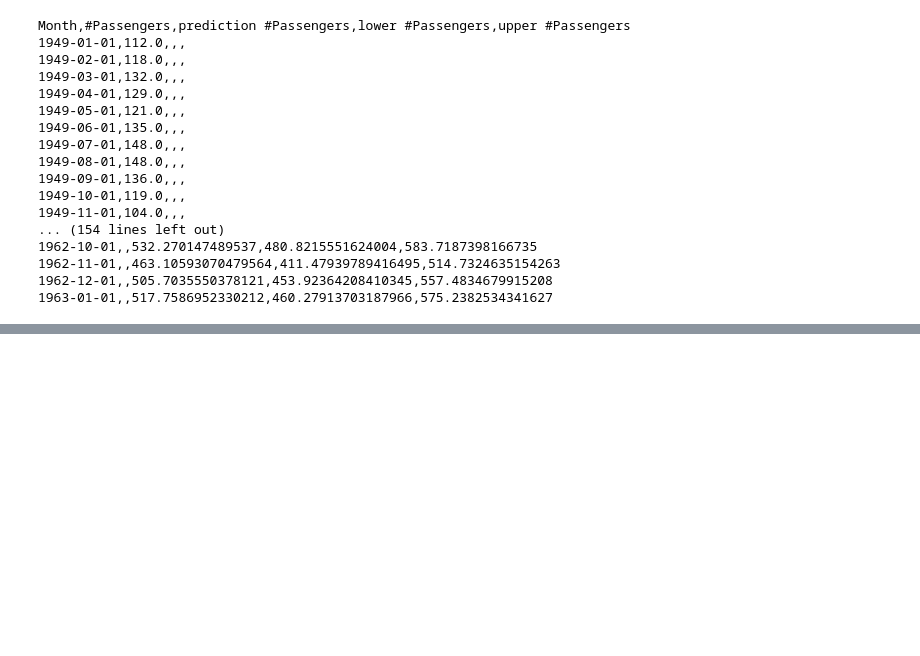
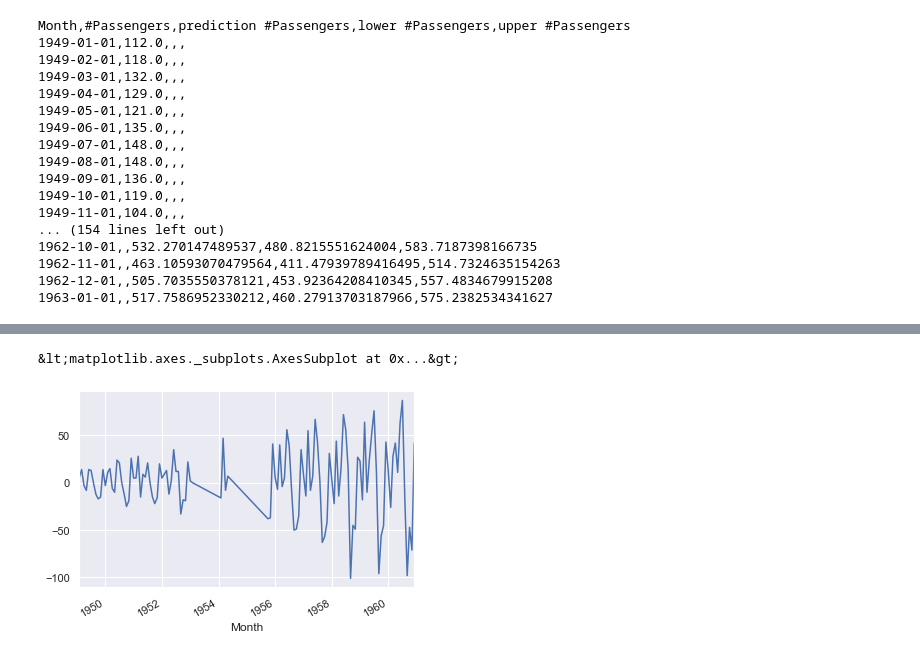
Before and after one commit to ogi-iii/time_series_predictor, a Jupyter notebook: notebooks/SARIMA.ipynb, the cells around one changed output, grey strips where cells are left out. Drawn from its saved outputs; the diff is of its cells as text; code cells hidden in the pictures; blank space fills up the shorter version.

```diff
--- a/notebooks/SARIMA.ipynb
+++ b/notebooks/SARIMA.ipynb
@@ -192,0 +209,6 @@ Month,#Passengers,prediction #Passengers,lower #Passengers,upper #Passengers
+# %%
+ts_mdiff = ts_missing.diff().dropna() # 差分時系列
+ts_mdiff.plot()
+# %% [output]
+&lt;matplotlib.axes._subplots.AxesSubplot at 0x...&gt;
+[figure, added]
```
Also changed, not shown: parts of 14 cells of this notebook, 2 other files.
